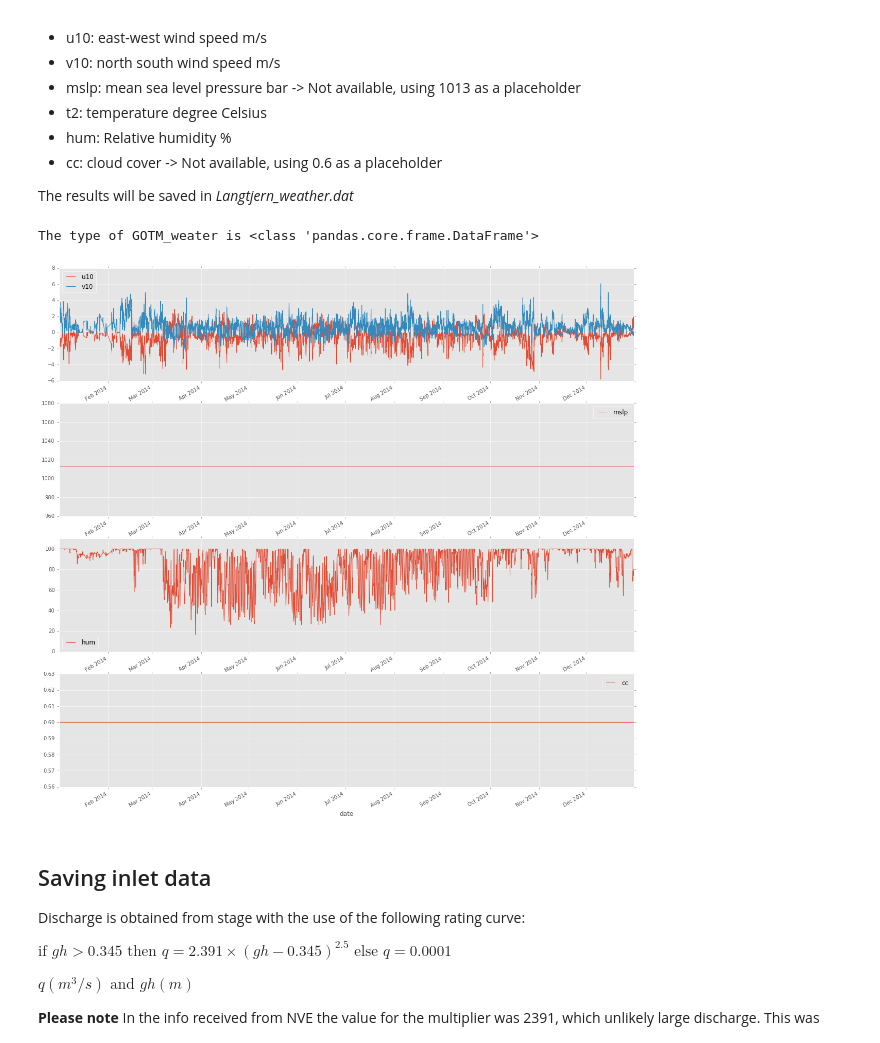
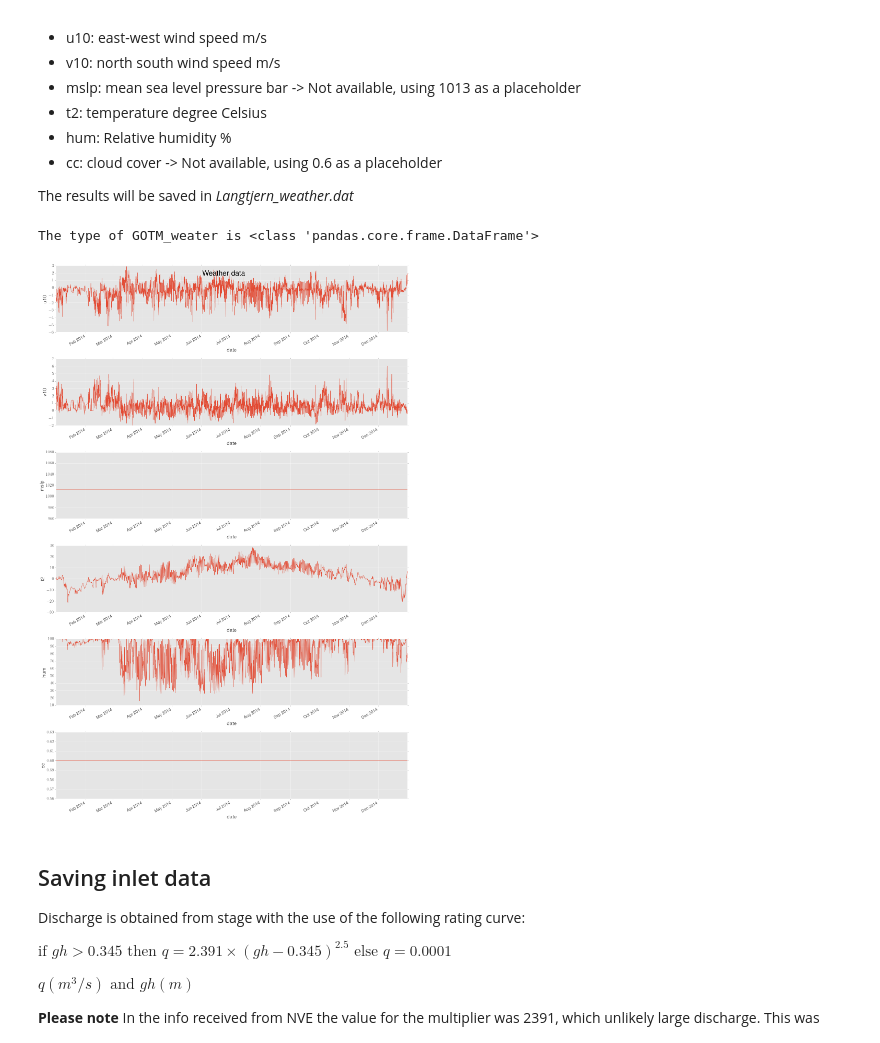
Before and after one commit to Lecheps/PROGNOS_data, a Jupyter notebook: PROGNOS_preprocessing.ipynb, the cells around one changed output. Drawn from its saved outputs; the diff is of its cells as text; code cells hidden in the pictures.

```diff
--- a/PROGNOS_preprocessing.ipynb
+++ b/PROGNOS_preprocessing.ipynb
@@ -106,35 +135,35 @@ The results will be saved in *Langtjern\_weather.dat*
 # %%
 #Saving the meteo data
 GOTM_weather = allData['weather'].iloc[:,[4,4,6,1,3,0]]
 GOTM_weather.index.name = 'date'
 bla = 1013.0
 blabla = 0.6
 GOTM_weather.columns = ['u10', 'v10', 'mslp', 't2', 'hum', 'cc'] #Temporarily storing wind direction in mslp
 GOTM_weather.loc[:,'u10'] = GOTM_weather.loc[:,'u10'] * np.cos(np.deg2rad(GOTM_weather.loc[:,'mslp']))
 GOTM_weather.loc[:,'v10'] = GOTM_weather.loc[:,'v10'] * np.sin(np.deg2rad(GOTM_weather.loc[:,'mslp']))
 GOTM_weather.loc[:,'mslp'] = np.float64(1013.0)
 GOTM_weather.loc[:,'cc'] = np.float64(0.6)
 GOTM_weather.loc[:,:].interpolate(inplace=True) #Linear interpolation of missing values and NaN's
 
 #Plotting variables
-fig, axes = plt.subplots(nrows = 4, ncols = 1, figsize = (20, 20))
-GOTM_weather.loc[:,['u10','v10']].plot(ax = axes[0])
-GOTM_weather.loc[:,'mslp'].plot(ax = axes[1],legend=True)
-GOTM_weather.loc[:,'hum'].plot(ax = axes[2],legend=True)
-axes[2].set_ylim(0,110)
-GOTM_weather.loc[:,'cc'].plot(ax = axes[3],legend=True)
+fig = plot_df(GOTM_weather)
 
-#Setting up formatting for different for saving as a .dat file
+#Setting up GOTM formatting for saving as a .dat file
 GOTM_weather.loc[:,'mslp'] = GOTM_weather['mslp'].map(lambda x : '%0.1f' % x)
 GOTM_weather.loc[:,'hum'] = GOTM_weather['hum'].map(lambda x : '%0.1f' % x)
 GOTM_weather.loc[:,'cc'] = GOTM_weather['cc'].map(lambda x : '%0.1f' % x)
 
 print("The type of GOTM_weater is %s" % type(GOTM_weather))
 #Saving
-GOTM_weather.to_csv('langtjern-weather.dat',sep = "\t",float_format='%0.2f',date_format = '%Y-%m-%d %H:%M:%S')
+GOTM_weather.to_csv(result_dir + 'langtjern-weather.dat',\
+                    sep = "\t",float_format='%0.2f',\
+                    date_format = '%Y-%m-%d %H:%M:%S')
+
+fig.suptitle('Weather data', size = 'xx-large')
+fig.tight_layout()
 # %% [output]
 The type of GOTM_weater is <class 'pandas.core.frame.DataFrame'>
-[figure, old version]
+[figure, new version]
 # %% [markdown]
 ## Saving inlet data
 
```
Also changed, not shown: parts of 15 cells of this notebook.
